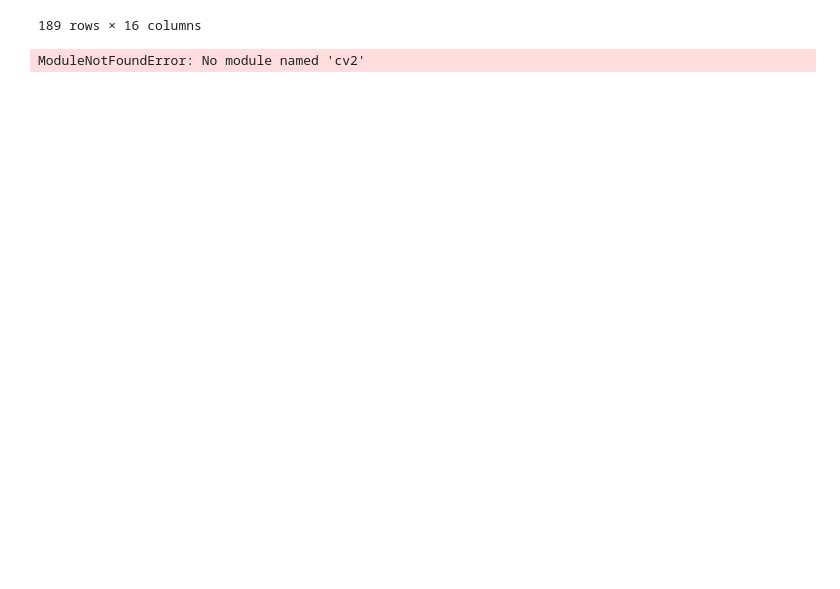
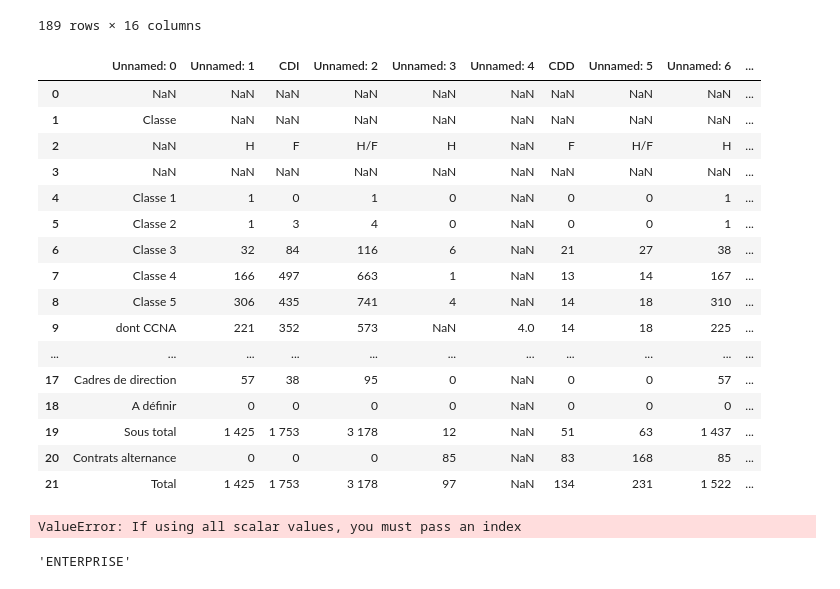
Before and after one commit to BenBouiss/D4G_project, a Jupyter notebook: src/misc/benjamin.ipynb, the cells around one changed output. Drawn from its saved outputs; the diff is of its cells as text; code cells hidden in the pictures; blank space fills up the shorter version.

```diff
--- a/src/misc/benjamin.ipynb
+++ b/src/misc/benjamin.ipynb
@@ -122,18 +124,35 @@ pdf_path = "../../data/bilan-social.pdf"
-# %%
-import pypdf_table_extraction
-tables = pypdf_table_extraction.read_pdf(pdf_path)
-tables
-
-tables.export('foo.csv', f='csv', compress=True) # json, excel, html, markdown, sqlite
-
-tables[0].parsing_report
-{
-    'accuracy': 99.02,
-    'whitespace': 12.24,
-    'order': 1,
-    'page': 1
-}
-tables[0].to_csv('foo.csv') # to_json, to_excel, to_html, to_markdown, to_sqlite
-tables[0].df # get a pandas DataFrame!
-# %% [output]
-ModuleNotFoundError: No module named 'cv2'
+# %%
+def extract_tables_from_pages(pdf_path,page):
+	# Extract table from specified page
+	tables = tabula.read_pdf(pdf_path, pages=page, multiple_tables=True)
+
+  # Check if result is empty
+	if not tables:
+	  return None
+
+	# Concatenate all tables from the specified pages into one DataFrame
+	df = pd.concat(tables, ignore_index=True)
+
+	return df
+# %%
+df = extract_tables_from_pages(pdf_path=pdf_path, page = 11)
+# %%
+df
+# %% [output]
+|  | Unnamed: 0 | Unnamed: 1 | CDI | Unnamed: 2 | Unnamed: 3 | Unnamed: 4 | CDD | Unnamed: 5 | Unnamed: 6 | ... |
+| 0 | NaN | NaN | NaN | NaN | NaN | NaN | NaN | NaN | NaN | ... |
+| 1 | Classe | NaN | NaN | NaN | NaN | NaN | NaN | NaN | NaN | ... |
+| 2 | NaN | H | F | H/F | H | NaN | F | H/F | H | ... |
+| 3 | NaN | NaN | NaN | NaN | NaN | NaN | NaN | NaN | NaN | ... |
+| 4 | Classe 1 | 1 | 0 | 1 | 0 | NaN | 0 | 0 | 1 | ... |
+| 5 | Classe 2 | 1 | 3 | 4 | 0 | NaN | 0 | 0 | 1 | ... |
+| 6 | Classe 3 | 32 | 84 | 116 | 6 | NaN | 21 | 27 | 38 | ... |
+| 7 | Classe 4 | 166 | 497 | 663 | 1 | NaN | 13 | 14 | 167 | ... |
+| 8 | Classe 5 | 306 | 435 | 741 | 4 | NaN | 14 | 18 | 310 | ... |
+| 9 | dont CCNA | 221 | 352 | 573 | NaN | 4.0 | 14 | 18 | 225 | ... |
+| ... | ... | ... | ... | ... | ... | ... | ... | ... | ... | ... |
+| 17 | Cadres de direction | 57 | 38 | 95 | 0 | NaN | 0 | 0 | 57 | ... |
+| 18 | A définir | 0 | 0 | 0 | 0 | NaN | 0 | 0 | 0 | ... |
+| 19 | Sous total | 1 425 | 1 753 | 3 178 | 12 | NaN | 51 | 63 | 1 437 | ... |
+| 20 | Contrats alternance | 0 | 0 | 0 | 85 | NaN | 83 | 168 | 85 | ... |
+| 21 | Total | 1 425 | 1 753 | 3 178 | 97 | NaN | 134 | 231 | 1 522 | ... |
@@ -139,0 +162,8 @@ ModuleNotFoundError: No module named 'cv2'
+# %%
+pd.DataFrame.from_dict(Test_data)
+# %% [output]
+ValueError: If using all scalar values, you must pass an index
+# %%
+list(Test_data.keys())[0]
+# %% [output]
+'ENTERPRISE'
```
Also changed, not shown: parts of 2 cells of this notebook, 1 other file.
